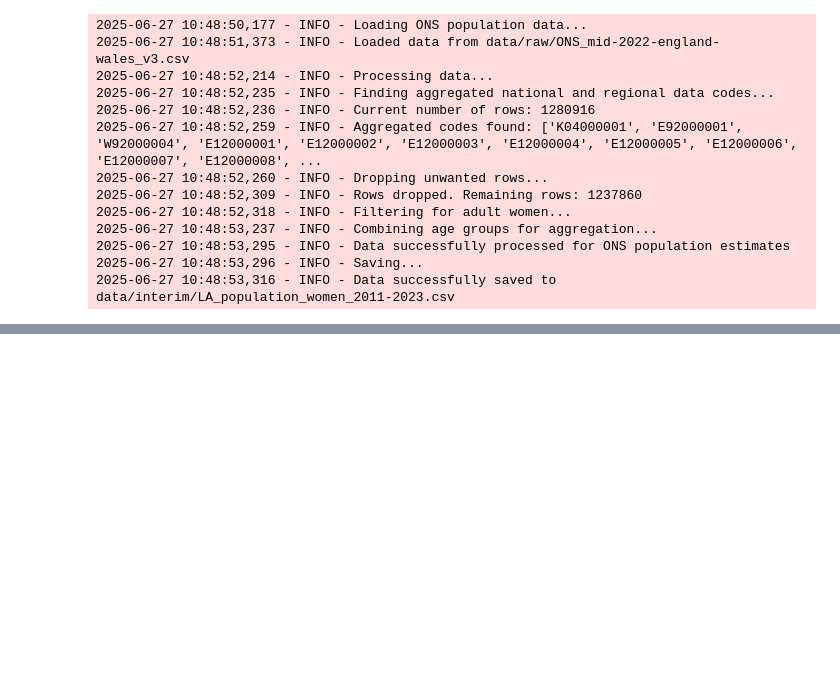
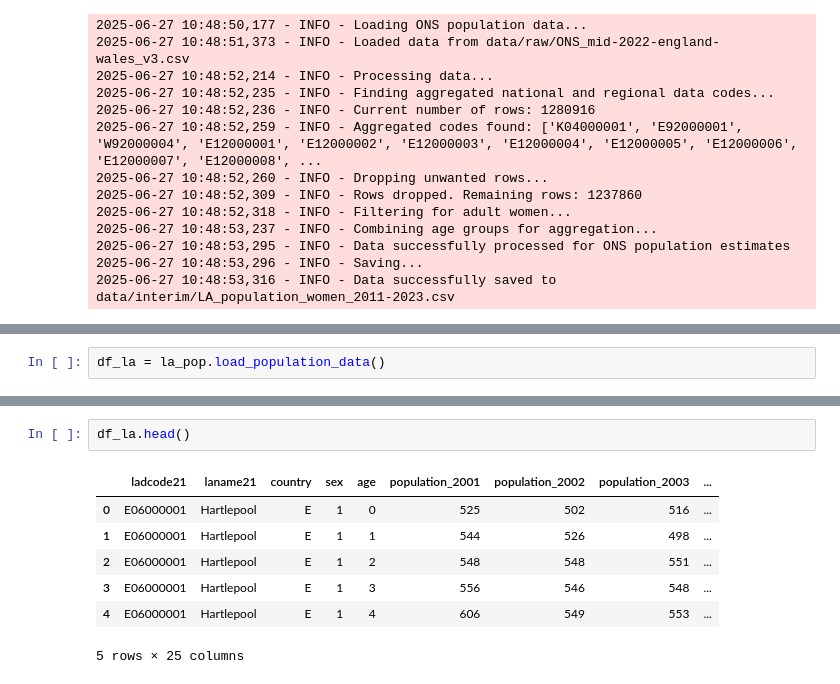
Before and after one commit to Prison-Reform-Trust/womens-imprisonment-PFA, a Jupyter notebook: notebooks/processing_data/1.4-ah-ons-data-exploration.ipynb, the cells around one changed output, grey strips where cells are left out. Cells and saved outputs as stored; diff of their text form; blank space fills up the shorter version.

```diff
--- a/notebooks/processing_data/1.4-ah-ons-data-exploration.ipynb
+++ b/notebooks/processing_data/1.4-ah-ons-data-exploration.ipynb
@@ -427,0 +451,2 @@ ons_cleaning.main()
+# %%
+df_la = la_pop.load_population_data()
@@ -427,0 +456,10 @@ ons_cleaning.main()
+# %%
+df_la.head()
+# %% [output]
+|  | ladcode21 | laname21 | country | sex | age | population_2001 | population_2002 | population_2003 | ... |
+| 0 | E06000001 | Hartlepool | E | 1 | 0 | 525 | 502 | 516 | ... |
+| 1 | E06000001 | Hartlepool | E | 1 | 1 | 544 | 526 | 498 | ... |
+| 2 | E06000001 | Hartlepool | E | 1 | 2 | 548 | 548 | 551 | ... |
+| 3 | E06000001 | Hartlepool | E | 1 | 3 | 556 | 546 | 548 | ... |
+| 4 | E06000001 | Hartlepool | E | 1 | 4 | 606 | 549 | 553 | ... |
+5 rows × 25 columns
```
Also changed, not shown: parts of 7 cells of this notebook, 2 other files.
